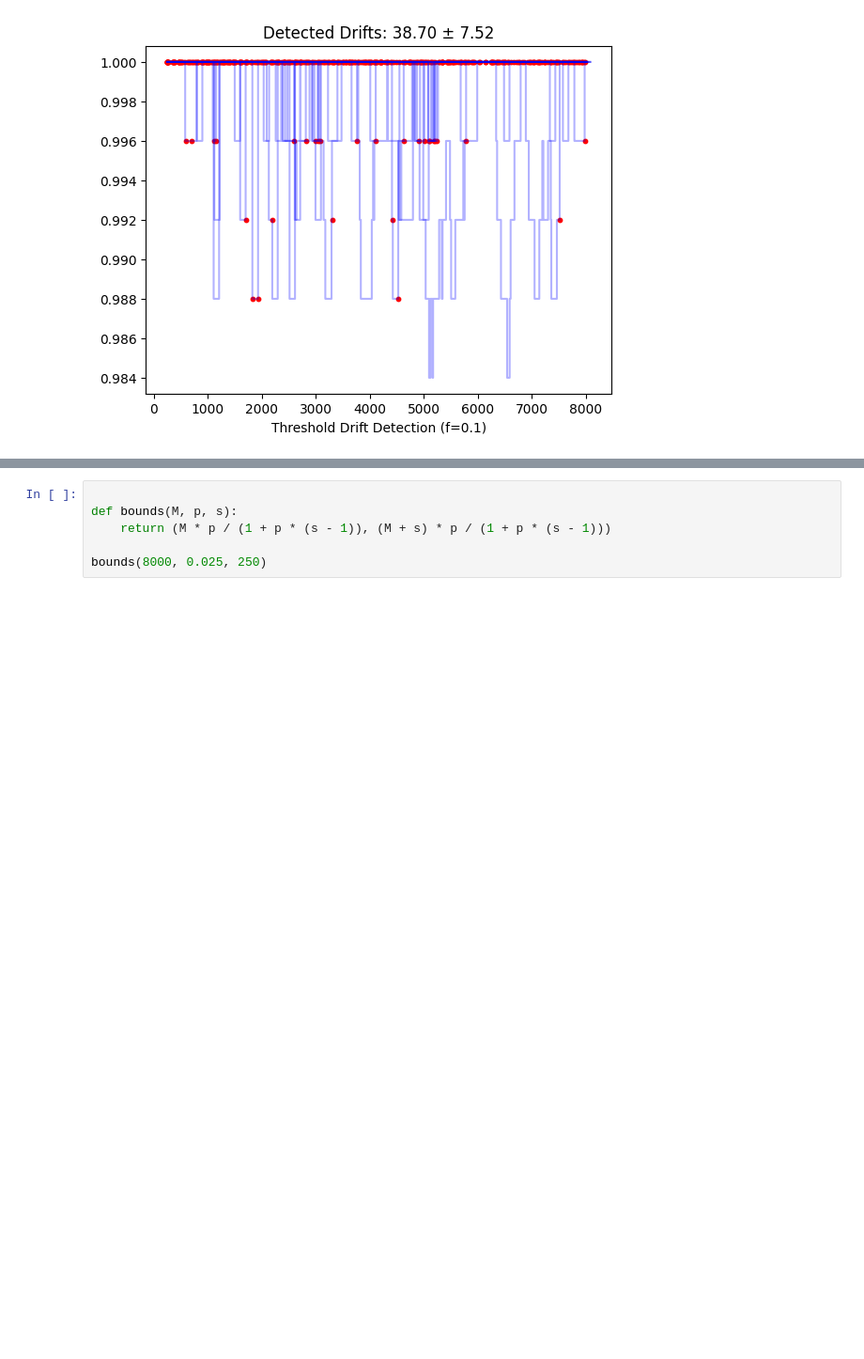
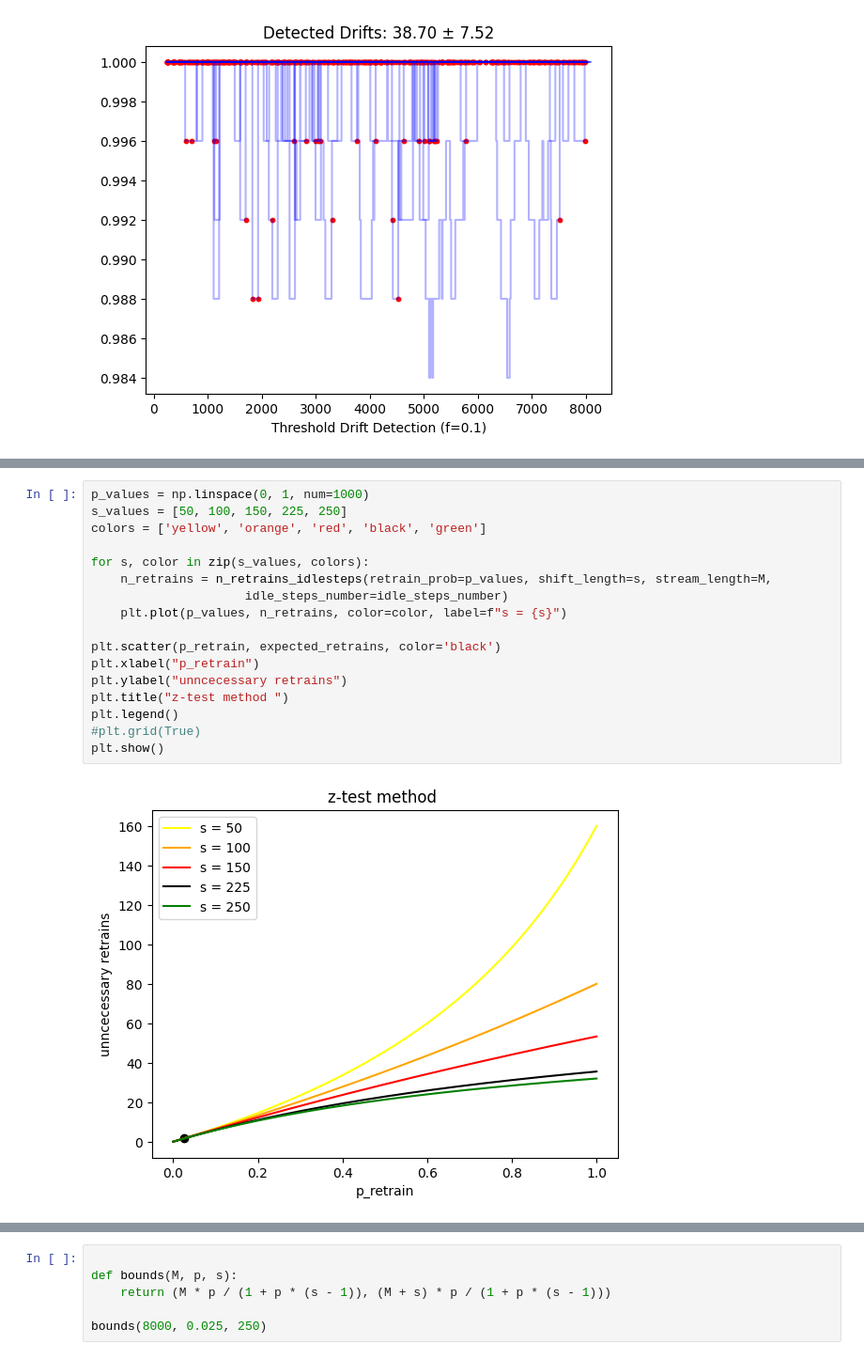
Before and after one commit to dariomalchiodi/occ-drift-detection, a Jupyter notebook: test-num-retrain.ipynb, the cells around one changed output, grey strips where cells are left out. Shown at 94% size. Drawn from its saved outputs; the diff is of its cells as text; blank space fills up the shorter version.

```diff
--- a/test-num-retrain.ipynb
+++ b/test-num-retrain.ipynb
@@ -577,0 +617,19 @@ plt.show()
+# %%
+p_values = np.linspace(0, 1, num=1000)
+s_values = [50, 100, 150, 225, 250]
+colors = ['yellow', 'orange', 'red', 'black', 'green']
+
+for s, color in zip(s_values, colors):
+    n_retrains = n_retrains_idlesteps(retrain_prob=p_values, shift_length=s, stream_length=M,
+                     idle_steps_number=idle_steps_number)
+    plt.plot(p_values, n_retrains, color=color, label=f"s = {s}")
+
+plt.scatter(p_retrain, expected_retrains, color='black')
+plt.xlabel("p_retrain")
+plt.ylabel("unncecessary retrains")
+plt.title("z-test method ")
+plt.legend()
+#plt.grid(True)
+plt.show()
+# %% [output]
+[figure, added]
```
Also changed, not shown: parts of 9 cells of this notebook.
